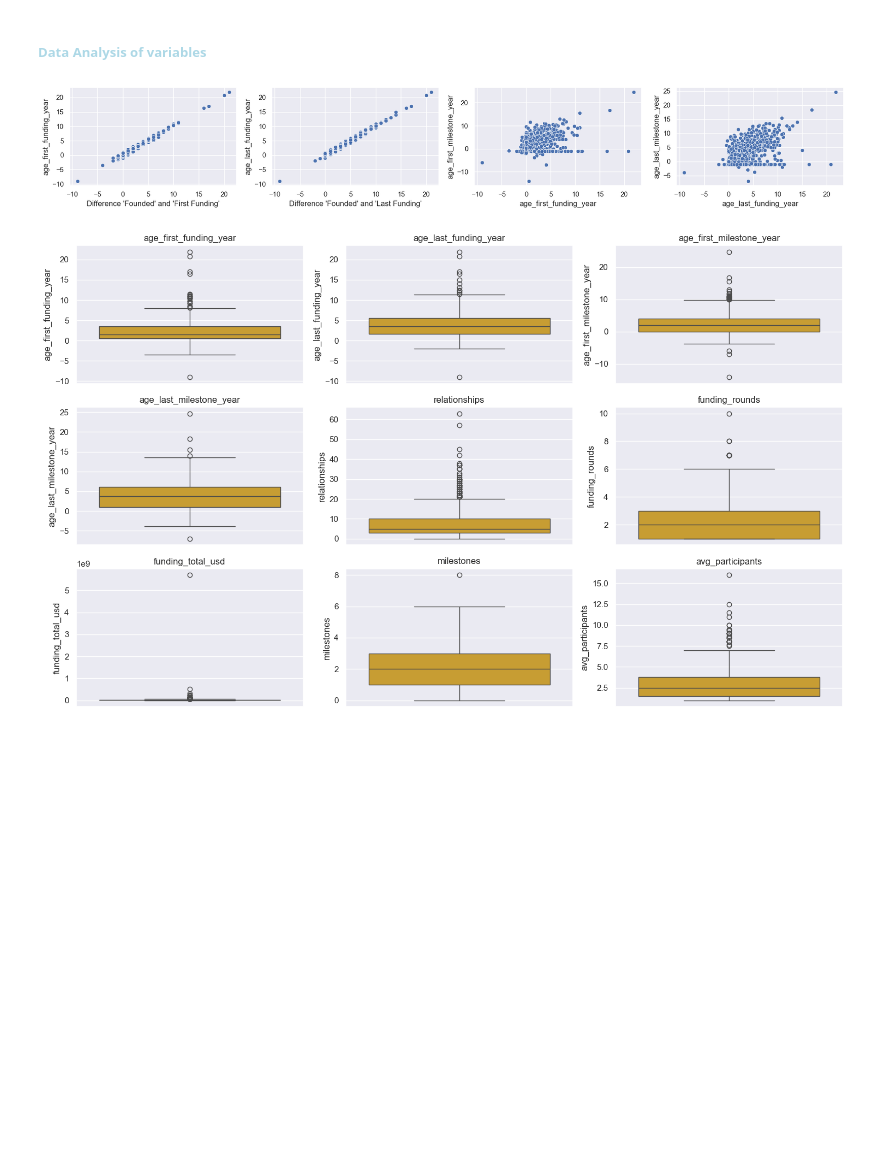
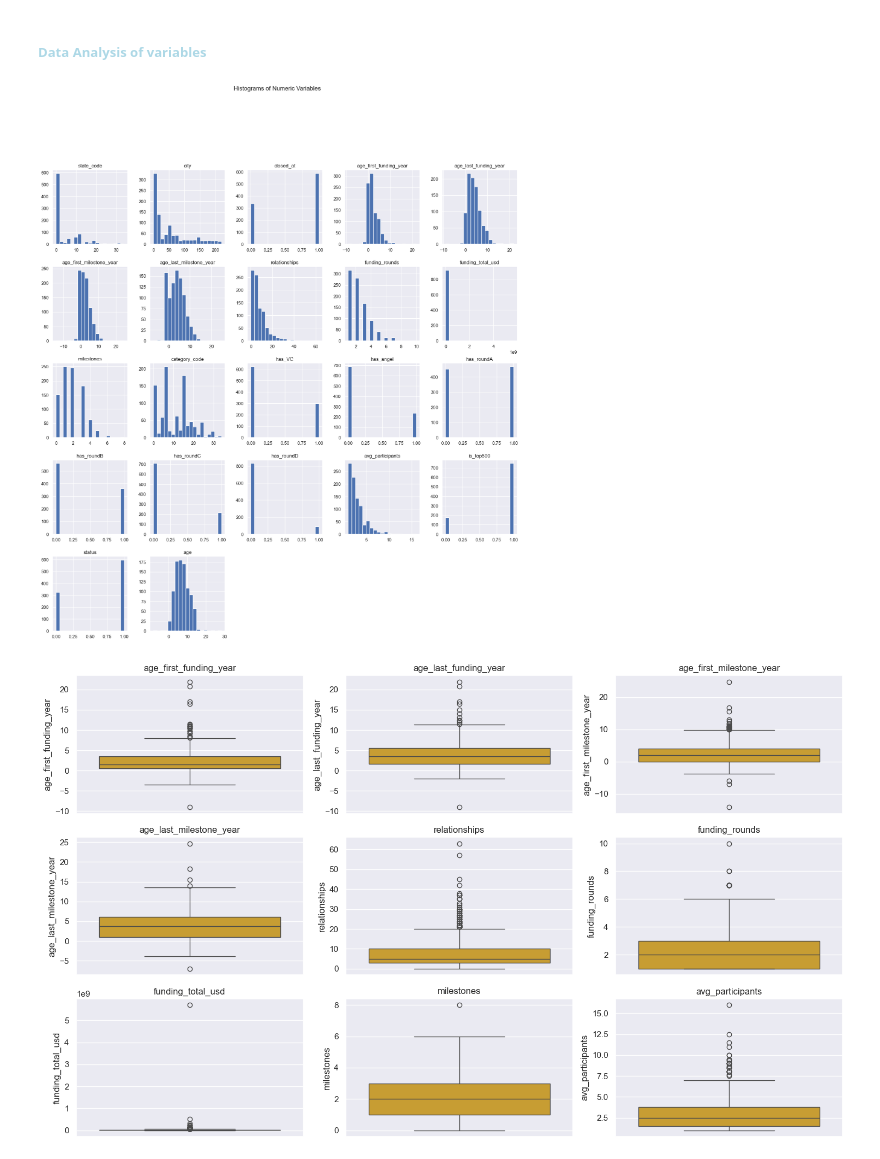
Before and after one commit to GabrielaArzateR/Predicting_startup_succes-, a Jupyter notebook: notebook/data_exploratio.ipynb, the cells around one changed output. Cells and saved outputs as stored; diff of their text form; code cells hidden in the pictures; blank space fills up the shorter version.

```diff
--- a/notebook/data_exploratio.ipynb
+++ b/notebook/data_exploratio.ipynb
@@ -447,30 +447,16 @@ plt.show()
 # %% [markdown]
 ##### <span style="color: #add8e6;"> Data Analysis of variables
-# %%
-plt.figure(figsize=(18, 3), dpi=100)
-
-plt.subplot(1, 4, 1)
-sns.scatterplot(x=(data_df["first_funding_at"].dt.year - data_df["founded_at"].dt.year),
-                y=data_df["age_first_funding_year"])
-plt.xlabel("Difference 'Founded' and 'First Funding'")
-
-plt.subplot(1, 4, 2)
-sns.scatterplot(x=(data_df["last_funding_at"].dt.year - data_df["founded_at"].dt.year),
-                y=data_df["age_last_funding_year"])
-plt.xlabel("Difference 'Founded' and 'Last Funding'")
-
-plt.subplot(1, 4, 3)
-sns.scatterplot(x=data_df["age_first_funding_year"],
-                y=data_df["age_first_milestone_year"])
-
-plt.subplot(1, 4, 4)
-sns.scatterplot(x=data_df["age_last_funding_year"],
-                y=data_df["age_last_milestone_year"])
-
-plt.tight_layout()
-plt.show()
-# %% [output]
-[figure, removed]
+# %%
+import matplotlib.pyplot as plt
+import seaborn as sns
+# Assuming 'df' is your DataFrame containing the dataset
+# Histograms for Numeric Variables
+numeric_cols = data_df.select_dtypes(include='number').columns
+data_df[numeric_cols].hist(figsize=(20, 20), bins=19)
+plt.suptitle('Histograms of Numeric Variables', y=1.02)
+plt.show()
+# %% [output]
+[figure, added]
 # %%
 import seaborn as sns
 import matplotlib.pyplot as plt
```
Also changed, not shown: parts of 19 cells of this notebook.
